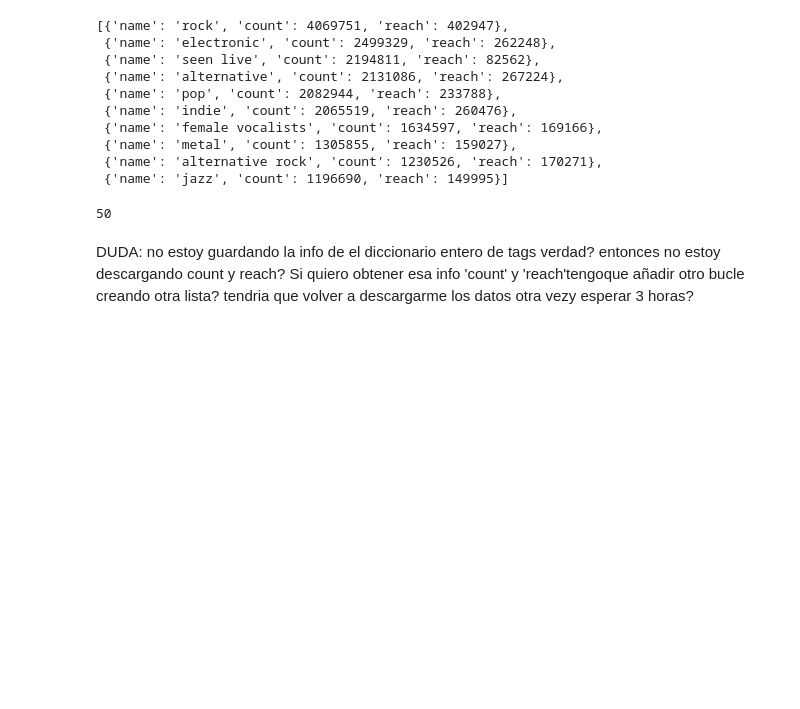
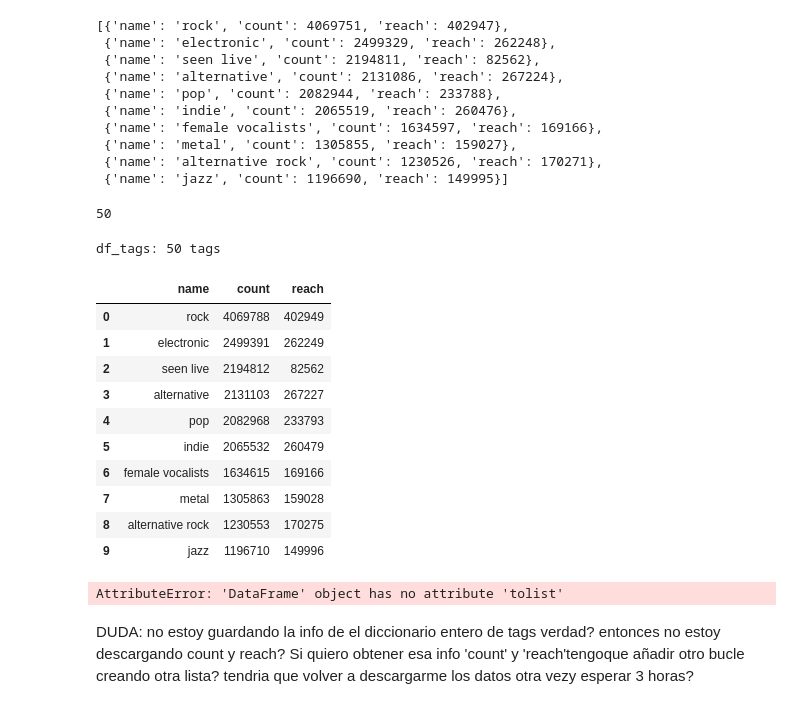
Before and after one commit to 4GeeksAcademy/ProyectoFinal23, a Jupyter notebook: src/Untitled1 - copia.ipynb, the cells around one changed output. Saved outputs shown, nothing was run; the diff lists cells and outputs as text; code cells hidden in the pictures; blank space fills up the shorter version.

```diff
--- a/src/Untitled1 - copia.ipynb
+++ b/src/Untitled1 - copia.ipynb
@@ -96,6 +138,36 @@ for i in re_json['toptags']['tag']:
 len(tag_list)
 # %% [output]
 50
+# %%
+raw_tags = re_json.get('toptags', {}).get('tag', []) if re_json else []
+df_tags = pd.DataFrame([{'name' : t.get('name', np.nan),
+     'count': int(t.get('count', np.nan)),
+     'reach': int(t.get('reach', np.nan))}
+    for t in raw_tags])
+
+print(f'df_tags: {df_tags.shape[0]} tags')
+df_tags.head(10)
+# %% [output]
+df_tags: 50 tags
+|  | name | count | reach |
+| 0 | rock | 4069788 | 402949 |
+| 1 | electronic | 2499391 | 262249 |
+| 2 | seen live | 2194812 | 82562 |
+| 3 | alternative | 2131103 | 267227 |
+| 4 | pop | 2082968 | 233793 |
+| 5 | indie | 2065532 | 260479 |
+| 6 | female vocalists | 1634615 | 169166 |
+| 7 | metal | 1305863 | 159028 |
+| 8 | alternative rock | 1230553 | 170275 |
+| 9 | jazz | 1196710 | 149996 |
+# %%
+# tag_list: lista de nombres (compatibilidad con el loop existente)
+# Ahora se construye desde df_tags en lugar de un loop manual
+tag_list = df_tags['name'].tolist()
+print(f'Total tags: {len(tag_list)}')
+print('Primeros 10:', tag_list[:10])
+# %% [output]
+AttributeError: 'DataFrame' object has no attribute 'tolist'
 # %% [markdown]
 DUDA: no estoy guardando la info de el diccionario entero de tags verdad? entonces no estoy descargando count y reach?
 Si quiero obtener esa info 'count' y 'reach'tengoque añadir otro bucle creando otra lista? tendria que volver a descargarme los datos otra vezy esperar 3 horas?
```
Also changed, not shown: parts of 15 cells of this notebook, 3 other files.
